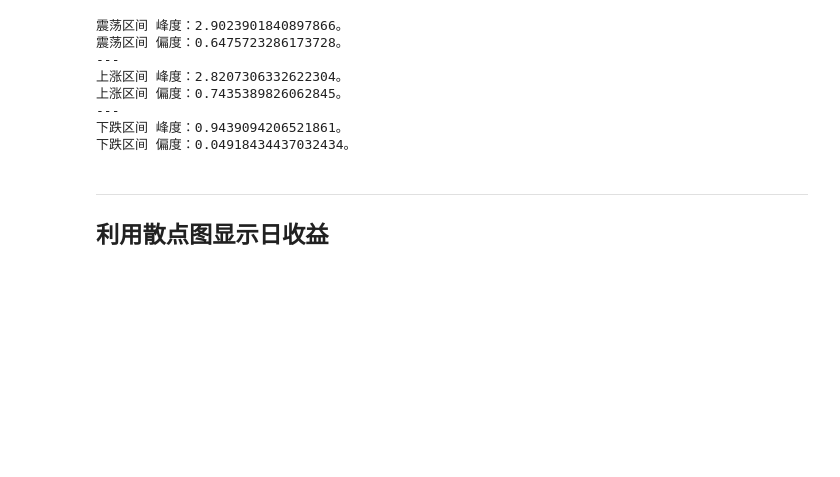
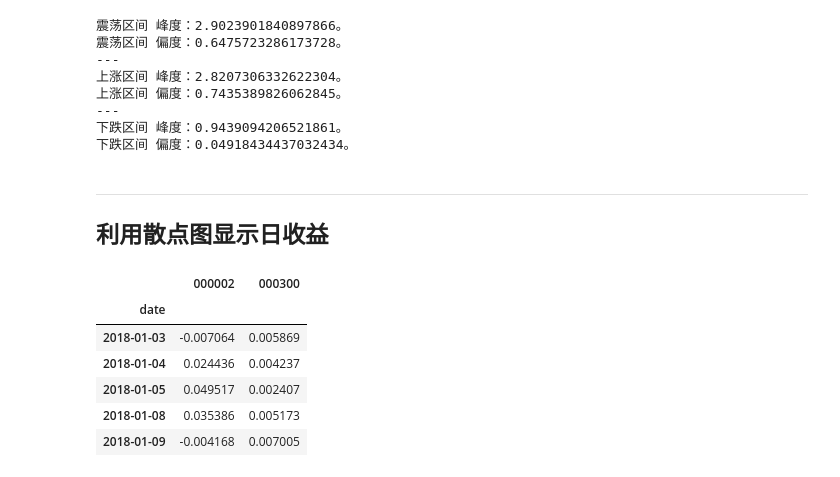
Before and after one commit to GuQiangJS/finance_ai_py, a Jupyter notebook: example/日收益 波动率 峰度 偏度.ipynb, the cells around one changed output. Cells and saved outputs as stored; diff of their text form; code cells hidden in the pictures; blank space fills up the shorter version.

```diff
--- a/example/日收益 波动率 峰度 偏度.ipynb
+++ b/example/日收益 波动率 峰度 偏度.ipynb
@@ -245,5 +263,19 @@ print('下跌区间 偏度：{0}。'.format(df.loc['2018-01-24':,'daily_return']
 # %%
 df['close_000300']=QA.QAFetch.QATdx.QA_fetch_get_index_day('000300','2015-01-01','2018-12-31')['close']
 df['daily_return_000300']=df['close_000300']/df['close_000300'].shift(1)-1
+
+daily_return=pd.DataFrame()
+daily_return['000002']=df['daily_return']
+daily_return['000300']=df['daily_return_000300']
+daily_return=daily_return.dropna()
+daily_return.head()
+# %% [output]
+|  | 000002 | 000300 |
+| date |  |  |
+| 2018-01-03 | -0.007064 | 0.005869 |
+| 2018-01-04 | 0.024436 | 0.004237 |
+| 2018-01-05 | 0.049517 | 0.002407 |
+| 2018-01-08 | 0.035386 | 0.005173 |
+| 2018-01-09 | -0.004168 | 0.007005 |
 # %%
 # 绘制 000002 相对于 000300 的散点图
```
Also changed, not shown: parts of 7 cells of this notebook, 2 other files.
